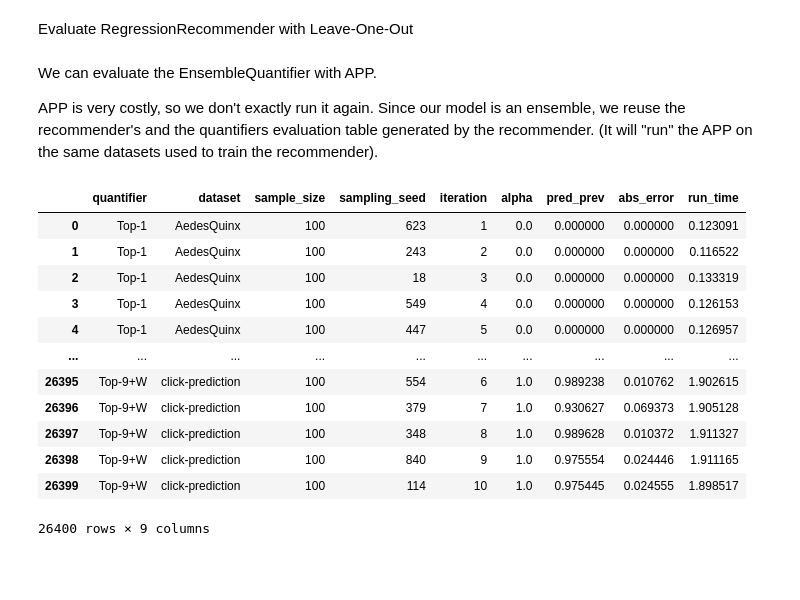
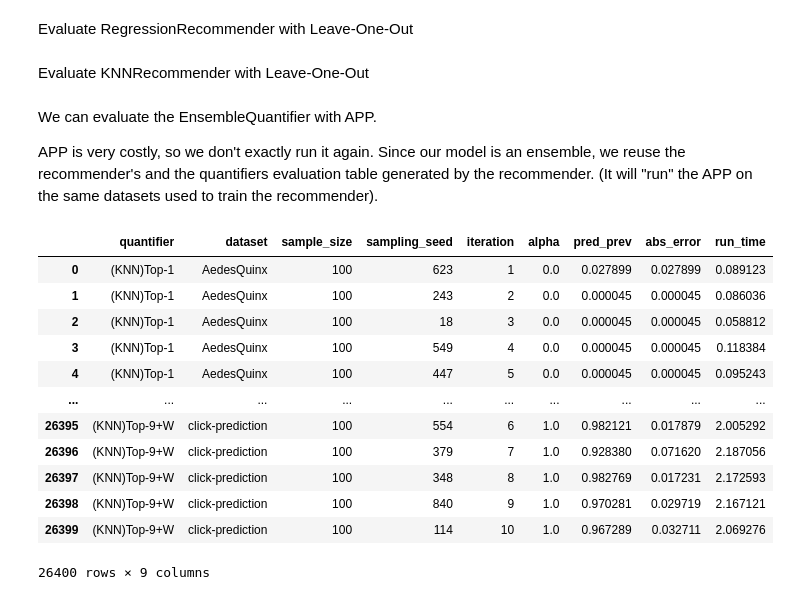
Before and after one commit to Bachega/quantifier_recommender, a Jupyter notebook: analysis.ipynb, the cells around one changed output. Drawn from its saved outputs; the diff is of its cells as text; code cells hidden in the pictures; blank space fills up the shorter version.

```diff
--- a/analysis.ipynb
+++ b/analysis.ipynb
@@ -180,8 +156,21 @@ from regression_recommender import RegressionRecommender
 # it predicts the ranking of the excluded instance and appends the
 # predicted ranking alongside the true ranking to the recommender evaluation table.
 recommender = RegressionRecommender()
-recommender_eval, quantifiers_eval = recommender.leave_one_out_evaluation("./plot_data/regression_recommender_evaluation_table.csv",
-                                                                          "./plot_data/regression_recommender_quantifiers_evaluation_table.csv")
+reg_recommender_eval, reg_quantifiers_eval = recommender.leave_one_out_evaluation("./plot_data/reg_recommender_evaluation_table.csv",
+                                                                                  "./plot_data/reg_quantifiers_evaluation_table.csv")
+# %% [markdown]
+Evaluate KNNRecommender with Leave-One-Out
+# %%
+from knn_recommender import KNNRecommender
+
+# There is a built-in method to evaluate the KNNRecommender
+# using the leave-one-out strategy. It excludes one instance from the
+# meta-table and uses the remaining instances to fit the model. Then,
+# it predicts the ranking of the excluded instance and appends the
+# predicted ranking alongside the true ranking to the recommender evaluation table.
+recommender = KNNRecommender()
+knn_recommender_eval, knn_quantifiers_eval = recommender.leave_one_out_evaluation("./plot_data/knn_recommender_evaluation_table.csv",
+                                                                                  "./plot_data/knn_quantifiers_evaluation_table.csv")
 # %% [markdown]
 We can evaluate the EnsembleQuantifier with APP.
 
@@ -189,21 +178,22 @@ APP is very costly, so we don't exactly run it again. Since our model is an ense
 # %%
 from ensemble_quantifier import EnsembleQuantifier
 
 # We need the recommender evaluation table and the quantifiers evaluation table
 # generated with the leave_one_out_evaluation method from the RegressionRecommender.
 ensemble_qtf = EnsembleQuantifier()
-ensemble_qtf.evaluation(recommender_eval, quantifiers_eval, "./plot_data/ensemble_quantifier_evaluation_table.csv")
+ensemble_qtf.evaluation("regression", reg_recommender_eval, reg_quantifiers_eval, "./plot_data/reg_ensemble_quantifier_evaluation_table.csv")
+ensemble_qtf.evaluation("knn", knn_recommender_eval, knn_quantifiers_eval, "./plot_data/knn_ensemble_quantifier_evaluation_table.csv")
 # %% [output]
 |  | quantifier | dataset | sample_size | sampling_seed | iteration | alpha | pred_prev | abs_error | run_time |
-| 0 | Top-1 | AedesQuinx | 100 | 623 | 1 | 0.0 | 0.000000 | 0.000000 | 0.123091 |
-| 1 | Top-1 | AedesQuinx | 100 | 243 | 2 | 0.0 | 0.000000 | 0.000000 | 0.116522 |
-| 2 | Top-1 | AedesQuinx | 100 | 18 | 3 | 0.0 | 0.000000 | 0.000000 | 0.133319 |
-| 3 | Top-1 | AedesQuinx | 100 | 549 | 4 | 0.0 | 0.000000 | 0.000000 | 0.126153 |
-| 4 | Top-1 | AedesQuinx | 100 | 447 | 5 | 0.0 | 0.000000 | 0.000000 | 0.126957 |
+| 0 | (KNN)Top-1 | AedesQuinx | 100 | 623 | 1 | 0.0 | 0.027899 | 0.027899 | 0.089123 |
+| 1 | (KNN)Top-1 | AedesQuinx | 100 | 243 | 2 | 0.0 | 0.000045 | 0.000045 | 0.086036 |
+| 2 | (KNN)Top-1 | AedesQuinx | 100 | 18 | 3 | 0.0 | 0.000045 | 0.000045 | 0.058812 |
+| 3 | (KNN)Top-1 | AedesQuinx | 100 | 549 | 4 | 0.0 | 0.000045 | 0.000045 | 0.118384 |
+| 4 | (KNN)Top-1 | AedesQuinx | 100 | 447 | 5 | 0.0 | 0.000045 | 0.000045 | 0.095243 |
 | ... | ... | ... | ... | ... | ... | ... | ... | ... | ... |
-| 26395 | Top-9+W | click-prediction | 100 | 554 | 6 | 1.0 | 0.989238 | 0.010762 | 1.902615 |
-| 26396 | Top-9+W | click-prediction | 100 | 379 | 7 | 1.0 | 0.930627 | 0.069373 | 1.905128 |
-| 26397 | Top-9+W | click-prediction | 100 | 348 | 8 | 1.0 | 0.989628 | 0.010372 | 1.911327 |
-| 26398 | Top-9+W | click-prediction | 100 | 840 | 9 | 1.0 | 0.975554 | 0.024446 | 1.911165 |
-| 26399 | Top-9+W | click-prediction | 100 | 114 | 10 | 1.0 | 0.975445 | 0.024555 | 1.898517 |
+| 26395 | (KNN)Top-9+W | click-prediction | 100 | 554 | 6 | 1.0 | 0.982121 | 0.017879 | 2.005292 |
+| 26396 | (KNN)Top-9+W | click-prediction | 100 | 379 | 7 | 1.0 | 0.928380 | 0.071620 | 2.187056 |
+| 26397 | (KNN)Top-9+W | click-prediction | 100 | 348 | 8 | 1.0 | 0.982769 | 0.017231 | 2.172593 |
+| 26398 | (KNN)Top-9+W | click-prediction | 100 | 840 | 9 | 1.0 | 0.970281 | 0.029719 | 2.167121 |
+| 26399 | (KNN)Top-9+W | click-prediction | 100 | 114 | 10 | 1.0 | 0.967289 | 0.032711 | 2.069276 |
 26400 rows × 9 columns
```
Also changed, not shown: parts of 5 cells of this notebook, 12 other files.
